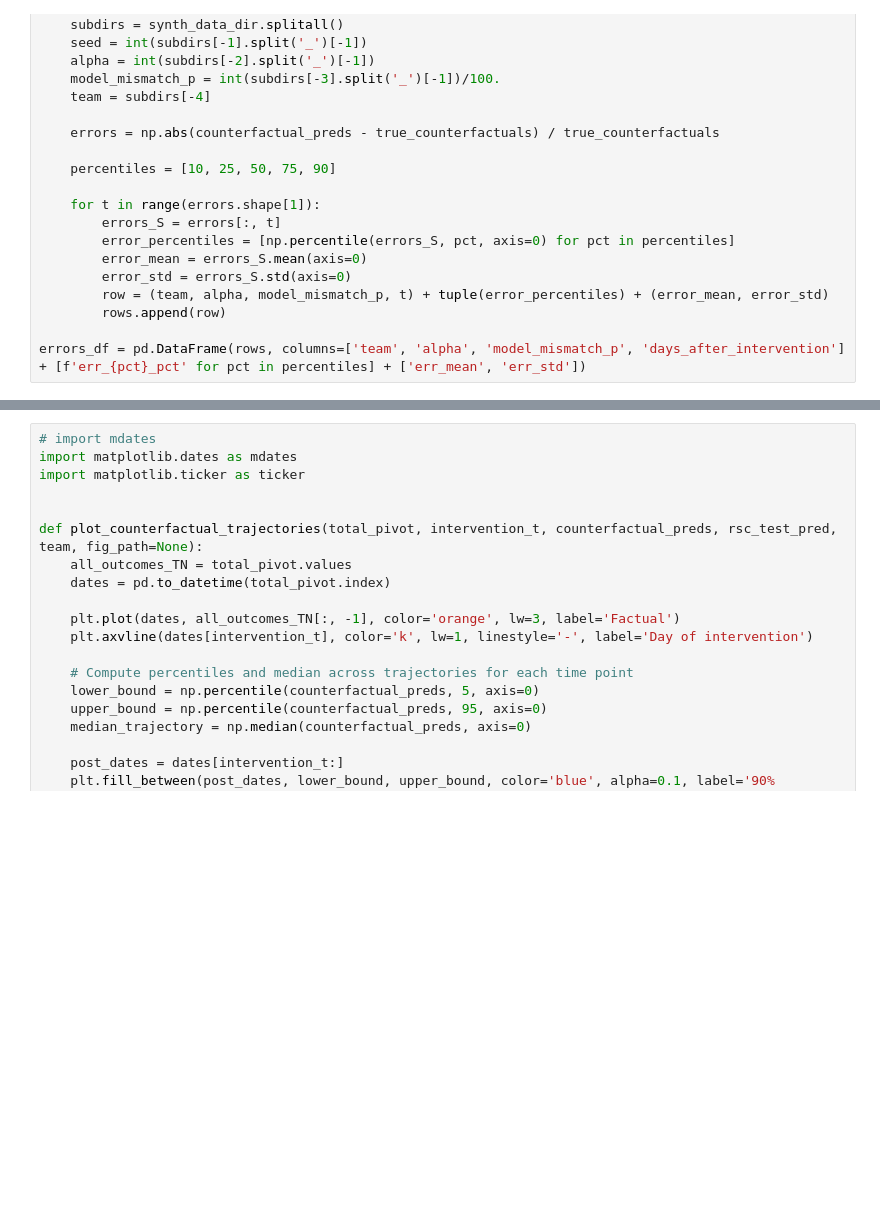
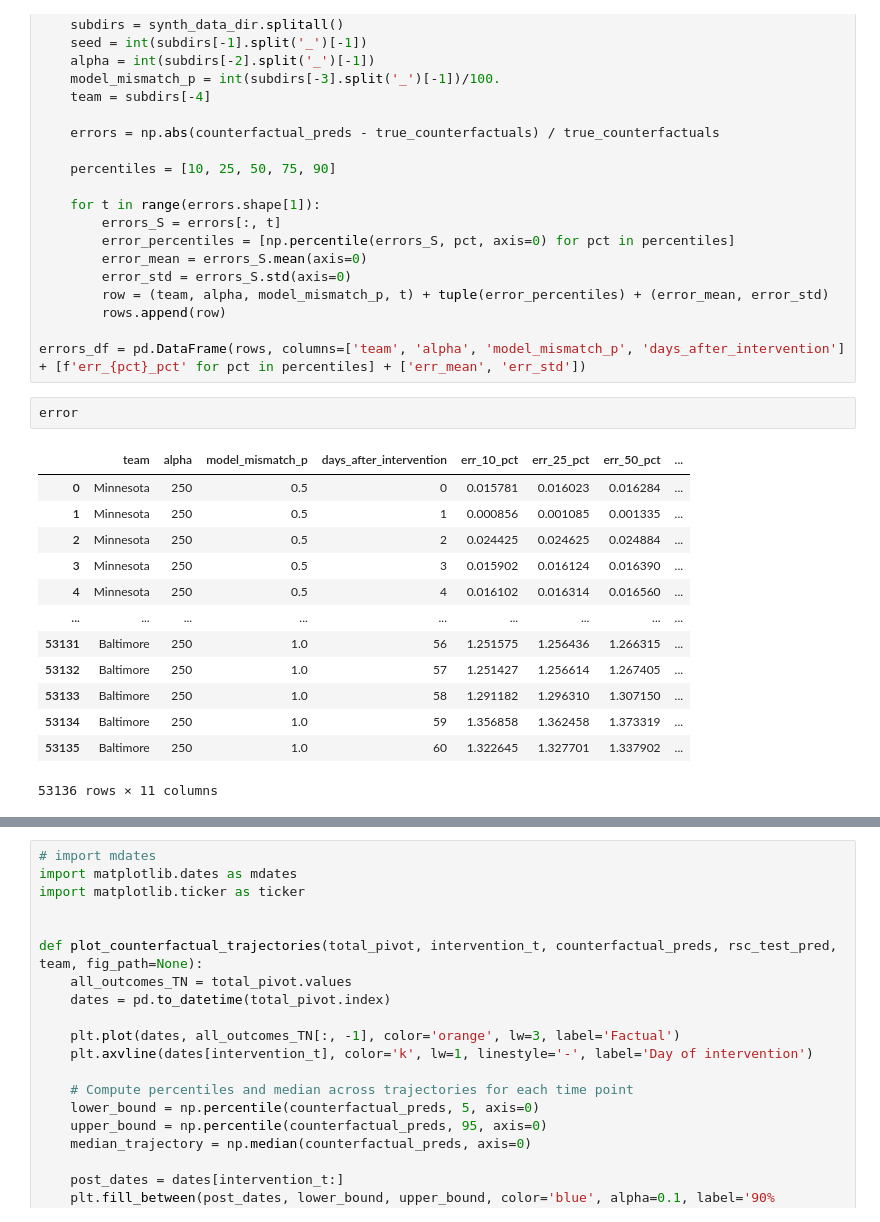
Before and after one commit to Joshuashou/Synthetic-Control-Paper-Model, a Jupyter notebook: src/semi_synthetic_experiment.ipynb, the cells around one changed output, grey strips where cells are left out. Saved outputs shown, nothing was run; the diff lists cells and outputs as text; blank space fills up the shorter version.

```diff
--- a/src/semi_synthetic_experiment.ipynb
+++ b/src/semi_synthetic_experiment.ipynb
@@ -267,6 +267,22 @@ for counterfactual_file in tqdm(counterfactual_files):
         rows.append(row)
 
 errors_df = pd.DataFrame(rows, columns=['team', 'alpha', 'model_mismatch_p', 'days_after_intervention'] + [f'err_{pct}_pct' for pct in percentiles] + ['err_mean', 'err_std'])
+# %%
+error
+# %% [output]
+|  | team | alpha | model_mismatch_p | days_after_intervention | err_10_pct | err_25_pct | err_50_pct | ... |
+| 0 | Minnesota | 250 | 0.5 | 0 | 0.015781 | 0.016023 | 0.016284 | ... |
+| 1 | Minnesota | 250 | 0.5 | 1 | 0.000856 | 0.001085 | 0.001335 | ... |
+| 2 | Minnesota | 250 | 0.5 | 2 | 0.024425 | 0.024625 | 0.024884 | ... |
+| 3 | Minnesota | 250 | 0.5 | 3 | 0.015902 | 0.016124 | 0.016390 | ... |
+| 4 | Minnesota | 250 | 0.5 | 4 | 0.016102 | 0.016314 | 0.016560 | ... |
+| ... | ... | ... | ... | ... | ... | ... | ... | ... |
+| 53131 | Baltimore | 250 | 1.0 | 56 | 1.251575 | 1.256436 | 1.266315 | ... |
+| 53132 | Baltimore | 250 | 1.0 | 57 | 1.251427 | 1.256614 | 1.267405 | ... |
+| 53133 | Baltimore | 250 | 1.0 | 58 | 1.291182 | 1.296310 | 1.307150 | ... |
+| 53134 | Baltimore | 250 | 1.0 | 59 | 1.356858 | 1.362458 | 1.373319 | ... |
+| 53135 | Baltimore | 250 | 1.0 | 60 | 1.322645 | 1.327701 | 1.337902 | ... |
+53136 rows × 11 columns
 # %%
 sns.set_context('talk')
 plt.rcParams['text.usetex'] = False
```
Also changed, not shown: parts of 4 cells of this notebook, 6 other files.
